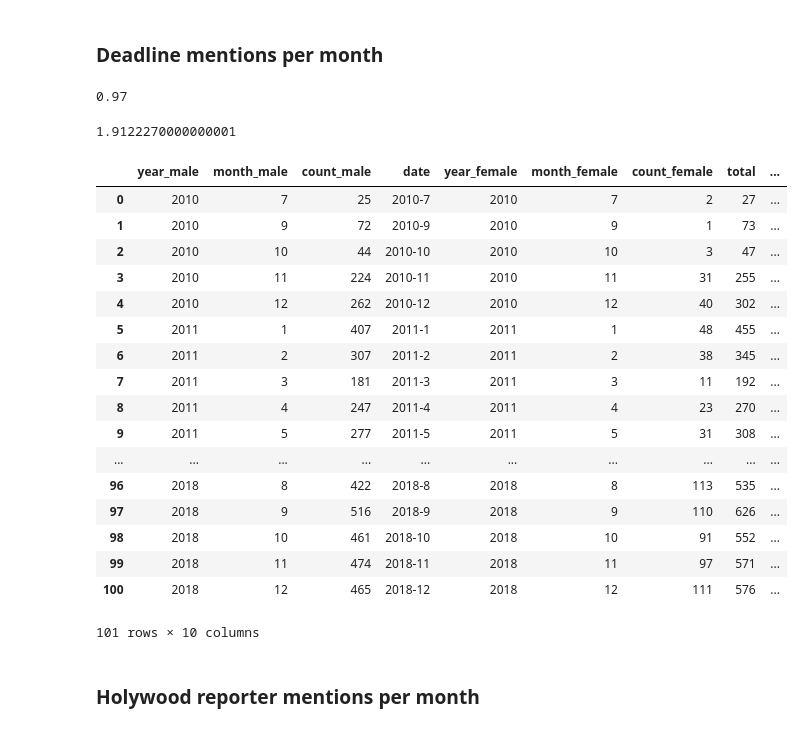
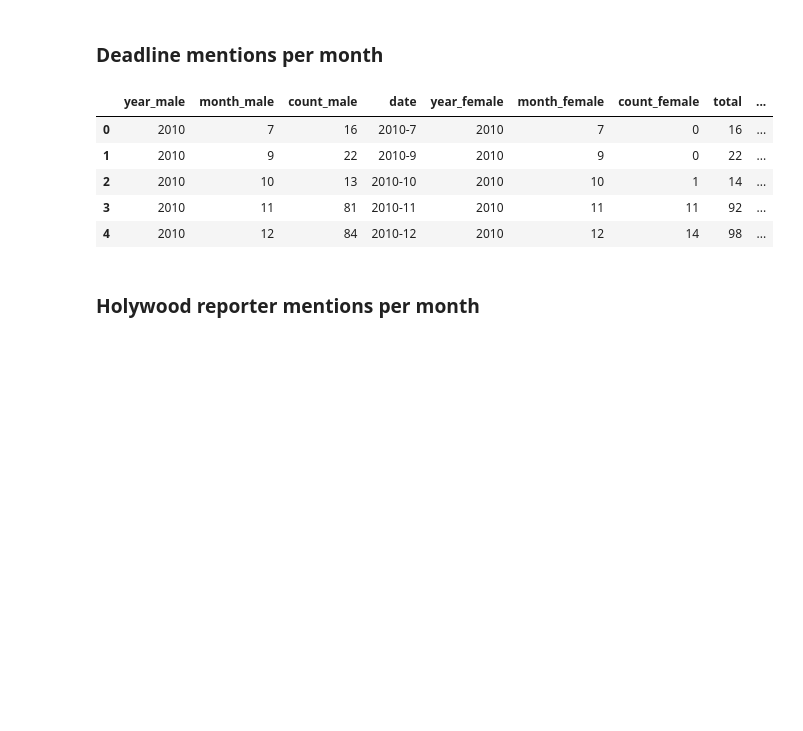
Before and after one commit to GimmeDanger/cinema-studies, a Jupyter notebook: processing_scripts/data_visualization.ipynb, the cells around one changed output. Saved outputs shown, nothing was run; the diff lists cells and outputs as text; code cells hidden in the pictures; blank space fills up the shorter version.

```diff
--- a/processing_scripts/data_visualization.ipynb
+++ b/processing_scripts/data_visualization.ipynb
@@ -12,13 +16,13 @@ sns.set_style("ticks")
 # %% [markdown]
 ### Deadline mentions per month
 # %%
-female_deadline_month = pd.read_csv('female_mentions_per_month_deadline_20190707.txt', sep = ',', header = None, names = ['year', 'month', 'count'])
+female_deadline_month = pd.read_csv(f'{path}/female_mentions_per_month_deadline_{date}.txt', sep = ' ', header = None, names = ['year', 'month', 'count'])
 female_deadline_month['date'] = female_deadline_month.apply(lambda x: datetime.date(year=int(x[0]), month=int(x[1]), day=1), axis =1)
 female_deadline_month = female_deadline_month.sort_values(by='date')
 female_deadline_month['date'] = female_deadline_month['date'].apply(lambda x: str(x.year)+'-'+str(x.month))
 #female_deadline_month['relative'] = female_deadline_month['count'].apply(lambda x: x/51090)
 # %%
-male_deadline_month = pd.read_csv('male_mentions_per_month_deadline_20190707.txt', sep = ',', header = None, names = ['year', 'month', 'count'])
+male_deadline_month = pd.read_csv(f'{path}/male_mentions_per_month_deadline_{date}.txt', sep = ' ', header = None, names = ['year', 'month', 'count'])
 male_deadline_month['date'] = male_deadline_month.apply(lambda x: datetime.date(year=int(x[0]), month=int(x[1]), day=1), axis =1)
 male_deadline_month = male_deadline_month.sort_values(by='date')
 male_deadline_month['date'] = male_deadline_month['date'].apply(lambda x: str(x.year)+'-'+str(x.month))
@@ -28,35 +32,15 @@ deadline_month = male_deadline_month.merge(female_deadline_month, on = 'date', s
 deadline_month['total'] = deadline_month.apply(lambda x: x[2] + x[-1], axis = 1)
 deadline_month['relative_male'] = deadline_month.apply(lambda x: x[2]/x[-1], axis = 1)
 deadline_month['relative_female'] = deadline_month.apply(lambda x: x[6]/x[-2], axis = 1)
-# %%
-(25+72)/(27+73)
-# %% [output]
-0.97
-# %%
-0.925926 + 0.986301
-# %% [output]
-1.9122270000000001
 # %%
-deadline_month
+deadline_month.head()
 # %% [output]
 |  | year_male | month_male | count_male | date | year_female | month_female | count_female | total | ... |
-| 0 | 2010 | 7 | 25 | 2010-7 | 2010 | 7 | 2 | 27 | ... |
-| 1 | 2010 | 9 | 72 | 2010-9 | 2010 | 9 | 1 | 73 | ... |
-| 2 | 2010 | 10 | 44 | 2010-10 | 2010 | 10 | 3 | 47 | ... |
-| 3 | 2010 | 11 | 224 | 2010-11 | 2010 | 11 | 31 | 255 | ... |
-| 4 | 2010 | 12 | 262 | 2010-12 | 2010 | 12 | 40 | 302 | ... |
-| 5 | 2011 | 1 | 407 | 2011-1 | 2011 | 1 | 48 | 455 | ... |
-| 6 | 2011 | 2 | 307 | 2011-2 | 2011 | 2 | 38 | 345 | ... |
-| 7 | 2011 | 3 | 181 | 2011-3 | 2011 | 3 | 11 | 192 | ... |
-| 8 | 2011 | 4 | 247 | 2011-4 | 2011 | 4 | 23 | 270 | ... |
-| 9 | 2011 | 5 | 277 | 2011-5 | 2011 | 5 | 31 | 308 | ... |
-| ... | ... | ... | ... | ... | ... | ... | ... | ... | ... |
-| 96 | 2018 | 8 | 422 | 2018-8 | 2018 | 8 | 113 | 535 | ... |
-| 97 | 2018 | 9 | 516 | 2018-9 | 2018 | 9 | 110 | 626 | ... |
-| 98 | 2018 | 10 | 461 | 2018-10 | 2018 | 10 | 91 | 552 | ... |
-| 99 | 2018 | 11 | 474 | 2018-11 | 2018 | 11 | 97 | 571 | ... |
-| 100 | 2018 | 12 | 465 | 2018-12 | 2018 | 12 | 111 | 576 | ... |
+| 0 | 2010 | 7 | 16 | 2010-7 | 2010 | 7 | 0 | 16 | ... |
+| 1 | 2010 | 9 | 22 | 2010-9 | 2010 | 9 | 0 | 22 | ... |
+| 2 | 2010 | 10 | 13 | 2010-10 | 2010 | 10 | 1 | 14 | ... |
+| 3 | 2010 | 11 | 81 | 2010-11 | 2010 | 11 | 11 | 92 | ... |
+| 4 | 2010 | 12 | 84 | 2010-12 | 2010 | 12 | 14 | 98 | ... |
-101 rows × 10 columns
 # %% [markdown]
 ### Holywood reporter mentions per month
 # %%
```
Also changed, not shown: parts of 10 cells of this notebook, 2 other files.
